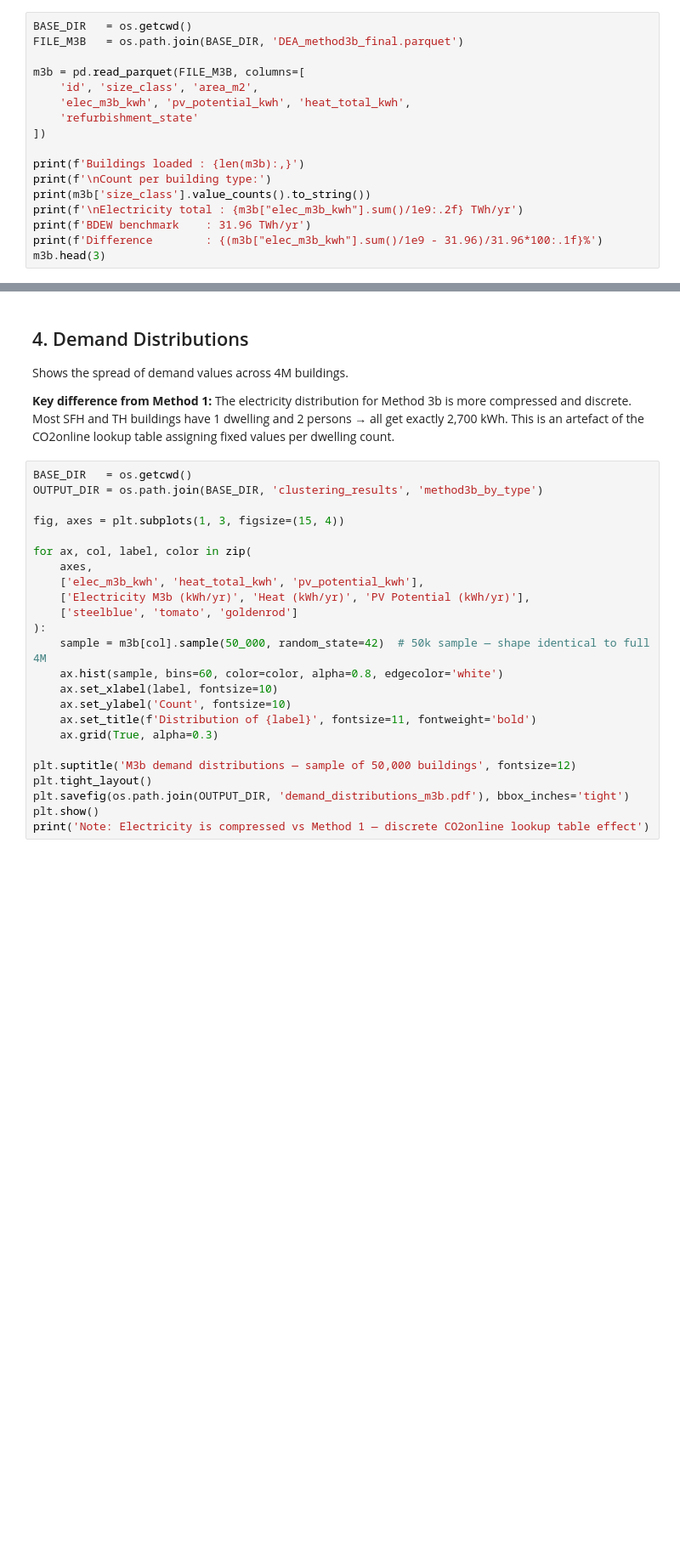
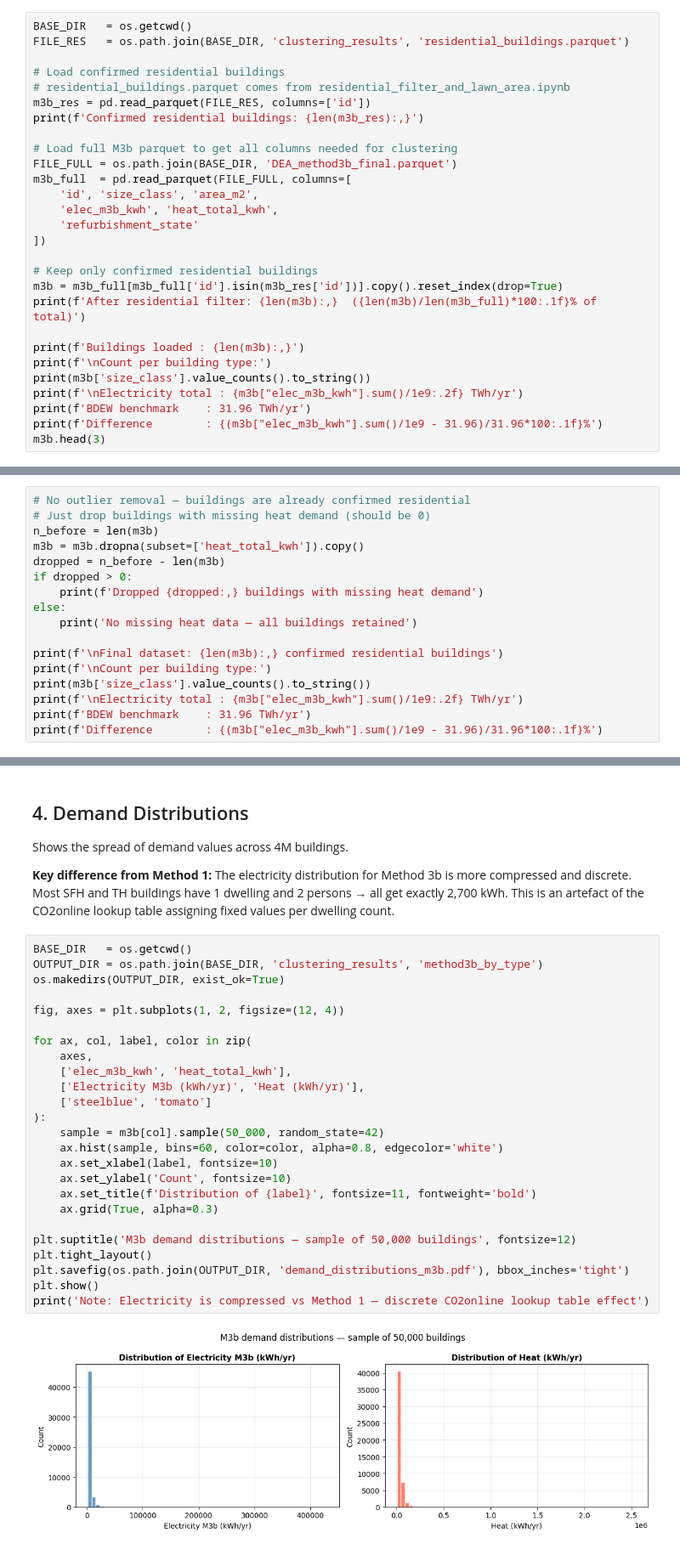
Before and after one commit to zaitounsr-a11y/nrw-building-clustering, a Jupyter notebook: clustering_m3b_by_type.ipynb, the cells around one changed output, grey strips where cells are left out. Shown at 85% size. Cells and saved outputs as stored; diff of their text form; blank space fills up the shorter version.

Commit message:
Use wohnflaechen inner join instead of P95 — 3.7M confirmed residential buildings

```diff
--- a/clustering_m3b_by_type.ipynb
+++ b/clustering_m3b_by_type.ipynb
@@ -67,12 +69,23 @@ Including it would double-count electricity demand in the simulation.
 # %%
 BASE_DIR   = os.getcwd()
-FILE_M3B   = os.path.join(BASE_DIR, 'DEA_method3b_final.parquet')
+FILE_RES   = os.path.join(BASE_DIR, 'clustering_results', 'residential_buildings.parquet')
 
-m3b = pd.read_parquet(FILE_M3B, columns=[
+# Load confirmed residential buildings
+# residential_buildings.parquet comes from residential_filter_and_lawn_area.ipynb
+m3b_res = pd.read_parquet(FILE_RES, columns=['id'])
+print(f'Confirmed residential buildings: {len(m3b_res):,}')
+
+# Load full M3b parquet to get all columns needed for clustering
+FILE_FULL = os.path.join(BASE_DIR, 'DEA_method3b_final.parquet')
+m3b_full  = pd.read_parquet(FILE_FULL, columns=[
     'id', 'size_class', 'area_m2',
-    'elec_m3b_kwh', 'pv_potential_kwh', 'heat_total_kwh',
+    'elec_m3b_kwh', 'heat_total_kwh',
     'refurbishment_state'
 ])
+
+# Keep only confirmed residential buildings
+m3b = m3b_full[m3b_full['id'].isin(m3b_res['id'])].copy().reset_index(drop=True)
+print(f'After residential filter: {len(m3b):,}  ({len(m3b)/len(m3b_full)*100:.1f}% of total)')
 
 print(f'Buildings loaded : {len(m3b):,}')
 print(f'\nCount per building type:')
@@ -112,0 +126,17 @@ print(f'Retained: {len(m3b):,}')
+# %%
+# No outlier removal — buildings are already confirmed residential
+# Just drop buildings with missing heat demand (should be 0)
+n_before = len(m3b)
+m3b = m3b.dropna(subset=['heat_total_kwh']).copy()
+dropped = n_before - len(m3b)
+if dropped > 0:
+    print(f'Dropped {dropped:,} buildings with missing heat demand')
+else:
+    print('No missing heat data — all buildings retained')
+
+print(f'\nFinal dataset: {len(m3b):,} confirmed residential buildings')
+print(f'\nCount per building type:')
+print(m3b['size_class'].value_counts().to_string())
+print(f'\nElectricity total : {m3b["elec_m3b_kwh"].sum()/1e9:.2f} TWh/yr')
+print(f'BDEW benchmark    : 31.96 TWh/yr')
+print(f'Difference        : {(m3b["elec_m3b_kwh"].sum()/1e9 - 31.96)/31.96*100:.1f}%')
@@ -128,24 +175,27 @@ This is an artefact of the CO2online lookup table assigning fixed values per dwe
 # %%
 BASE_DIR   = os.getcwd()
 OUTPUT_DIR = os.path.join(BASE_DIR, 'clustering_results', 'method3b_by_type')
+os.makedirs(OUTPUT_DIR, exist_ok=True)
 
-fig, axes = plt.subplots(1, 3, figsize=(15, 4))
+fig, axes = plt.subplots(1, 2, figsize=(12, 4))
 
 for ax, col, label, color in zip(
     axes,
-    ['elec_m3b_kwh', 'heat_total_kwh', 'pv_potential_kwh'],
-    ['Electricity M3b (kWh/yr)', 'Heat (kWh/yr)', 'PV Potential (kWh/yr)'],
-    ['steelblue', 'tomato', 'goldenrod']
+    ['elec_m3b_kwh', 'heat_total_kwh'],
+    ['Electricity M3b (kWh/yr)', 'Heat (kWh/yr)'],
+    ['steelblue', 'tomato']
 ):
-    sample = m3b[col].sample(50_000, random_state=42)  # 50k sample — shape identical to full 4M
+    sample = m3b[col].sample(50_000, random_state=42)
     ax.hist(sample, bins=60, color=color, alpha=0.8, edgecolor='white')
     ax.set_xlabel(label, fontsize=10)
     ax.set_ylabel('Count', fontsize=10)
     ax.set_title(f'Distribution of {label}', fontsize=11, fontweight='bold')
     ax.grid(True, alpha=0.3)
 
 plt.suptitle('M3b demand distributions — sample of 50,000 buildings', fontsize=12)
 plt.tight_layout()
 plt.savefig(os.path.join(OUTPUT_DIR, 'demand_distributions_m3b.pdf'), bbox_inches='tight')
 plt.show()
 print('Note: Electricity is compressed vs Method 1 — discrete CO2online lookup table effect')
+# %% [output]
+[figure, added]
```
Also changed, not shown: parts of 23 cells of this notebook, 1 other file.
